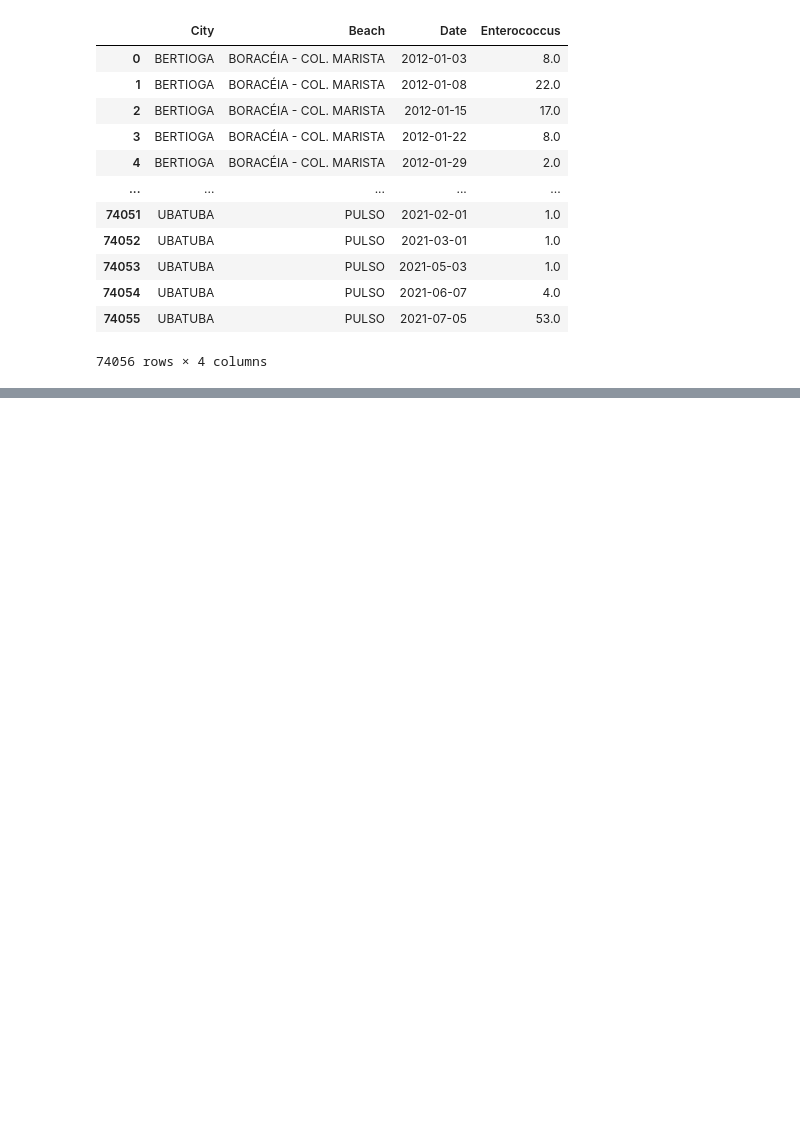
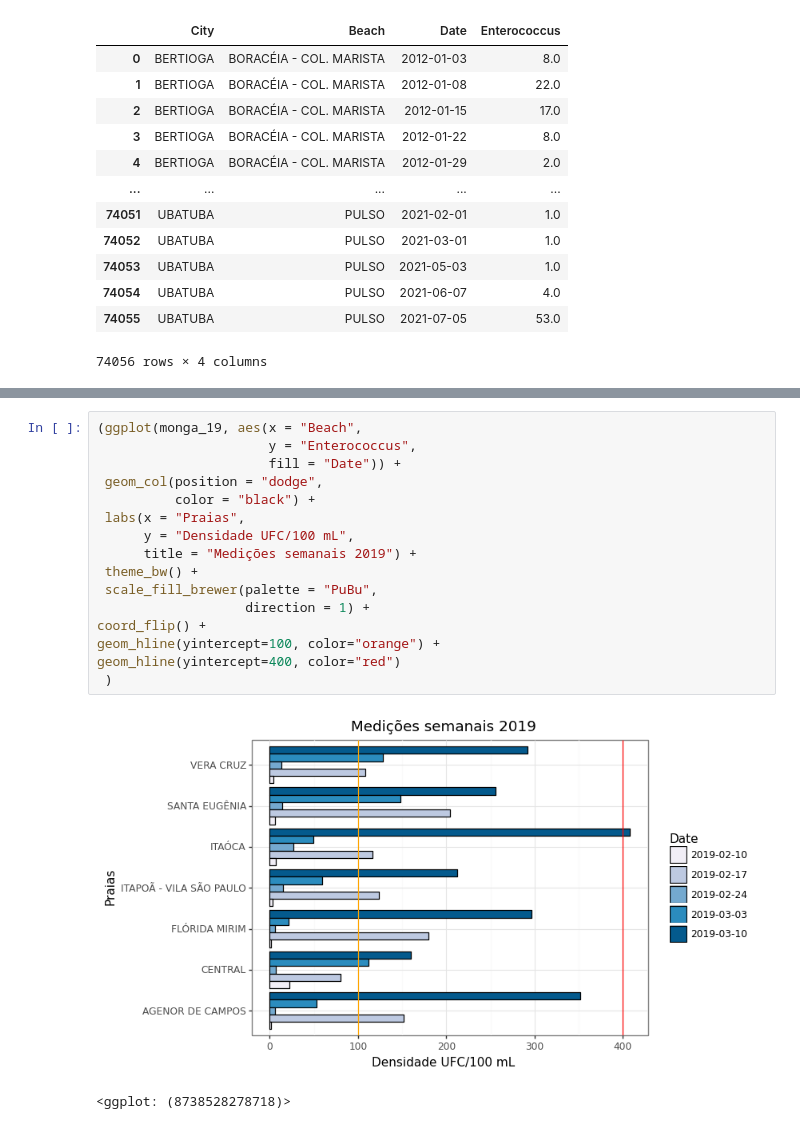
Before and after one commit to paulacca467/projeto-final, a Jupyter notebook: qualidade_agua.ipynb, the cells around one changed output, grey strips where cells are left out. Drawn from its saved outputs; the diff is of its cells as text; blank space fills up the shorter version.

```diff
--- a/qualidade_agua.ipynb
+++ b/qualidade_agua.ipynb
@@ -132,0 +176,19 @@ monga_21[['Beach', 'Enterococcus']].groupby('Beach').agg(['mean', 'max', 'min'])
+# %%
+(ggplot(monga_19, aes(x = "Beach",
+                      y = "Enterococcus",
+                      fill = "Date")) +
+ geom_col(position = "dodge",
+          color = "black") +
+ labs(x = "Praias",
+      y = "Densidade UFC/100 mL",
+      title = "Medições semanais 2019") +
+ theme_bw() +
+ scale_fill_brewer(palette = "PuBu",
+                   direction = 1) +
+coord_flip() +
+geom_hline(yintercept=100, color="orange") +
+geom_hline(yintercept=400, color="red")
+ )
+# %% [output]
+[figure, added]
+<ggplot: (8738528278718)>
```
Also changed, not shown: parts of 25 cells of this notebook.
